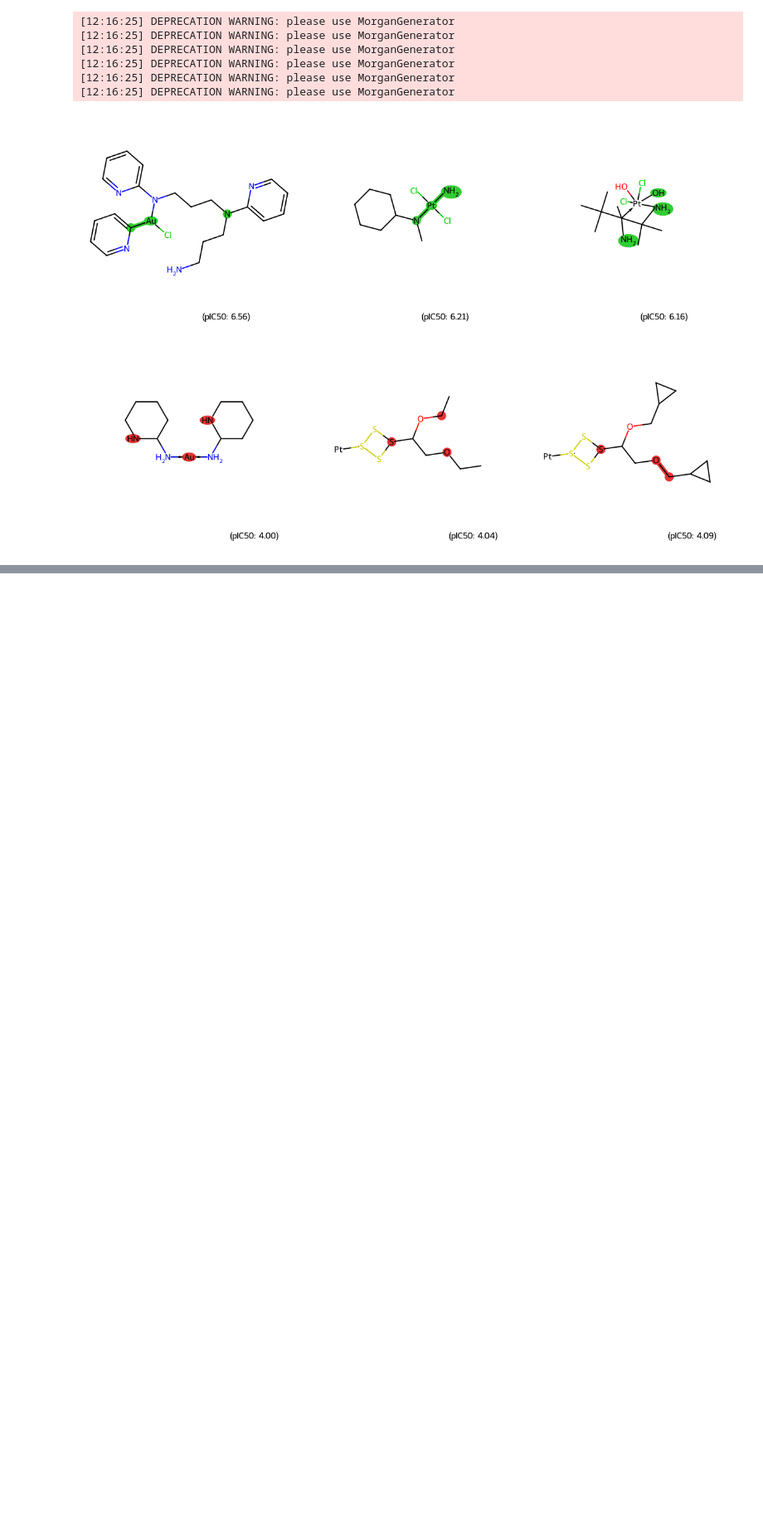
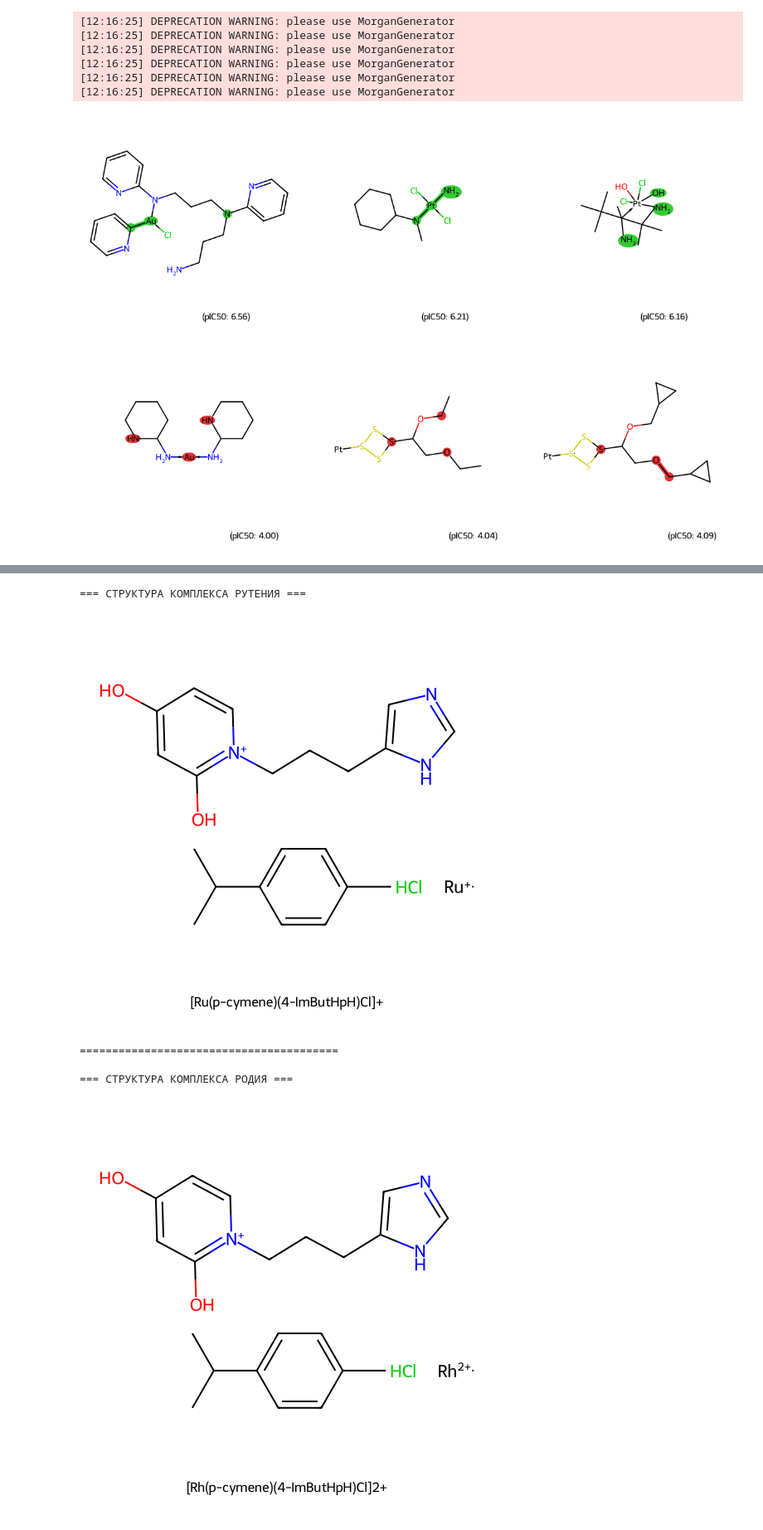
Before and after one commit to iaroslavbelavskii/anticancer-ml-project, a Jupyter notebook: ANTICANCER ACTIVITY FINAL/interpretation.ipynb, the cells around one changed output, grey strips where cells are left out. Shown at 83% size. Cells and saved outputs as stored; diff of their text form; code cells hidden in the pictures; blank space fills up the shorter version.

```diff
--- a/ANTICANCER ACTIVITY FINAL/interpretation.ipynb
+++ b/ANTICANCER ACTIVITY FINAL/interpretation.ipynb
@@ -291 +267,39 @@ for comp_name, comp_data in my_complexes.items():
+# %%
+from rdkit import Chem
+from rdkit.Chem import Draw
+
+# 1. ЗАДАЕМ ОБНОВЛЕННЫЕ SMILES-СТРУКТУРЫ В ЕНОЛЬНОЙ ФОРМЕ
+smiles_ru = "CC1=CC=C(C(C)C)C=C1.[Ru+].Cl.OC1=CC(O)=CC=[N+]1CCCC2=CN=CN2"
+smiles_rh = "CC1=CC=C(C(C)C)C=C1.[Rh+2].Cl.OC1=CC(O)=CC=[N+]1CCCC2=CN=CN2"
+
+# Создаем объекты молекул RDKit
+mol_ru = Chem.MolFromSmiles(smiles_ru)
+mol_rh = Chem.MolFromSmiles(smiles_rh)
+
+# 2. ОТРИСОВКА ПЕРВОГО КОМПЛЕКСА (Рутений)
+print("=== СТРУКТУРА КОМПЛЕКСА РУТЕНИЯ ===")
+img_ru = Draw.MolToImage(
+    mol_ru,
+    size=(500, 500),
+    legend="[Ru(p-cymene)(4-ImButHpH)Cl]+"
+)
+display(img_ru)
+
+print("\n" + "="*40 + "\n")
+
+# 3. ОТРИСОВКА ВТОРОГО КОМПЛЕКСА (Родий)
+print("=== СТРУКТУРА КОМПЛЕКСА РОДИЯ ===")
+img_rh = Draw.MolToImage(
+    mol_rh,
+    size=(500, 500),
+    legend="[Rh(p-cymene)(4-ImButHpH)Cl]2+"
+)
+display(img_rh)
+# %% [output]
+=== СТРУКТУРА КОМПЛЕКСА РУТЕНИЯ ===
+[figure, added]
+========================================
+
+=== СТРУКТУРА КОМПЛЕКСА РОДИЯ ===
+[figure, added]
 # %% [markdown]
```
Also changed, not shown: parts of 2 cells of this notebook, 3 other files.
